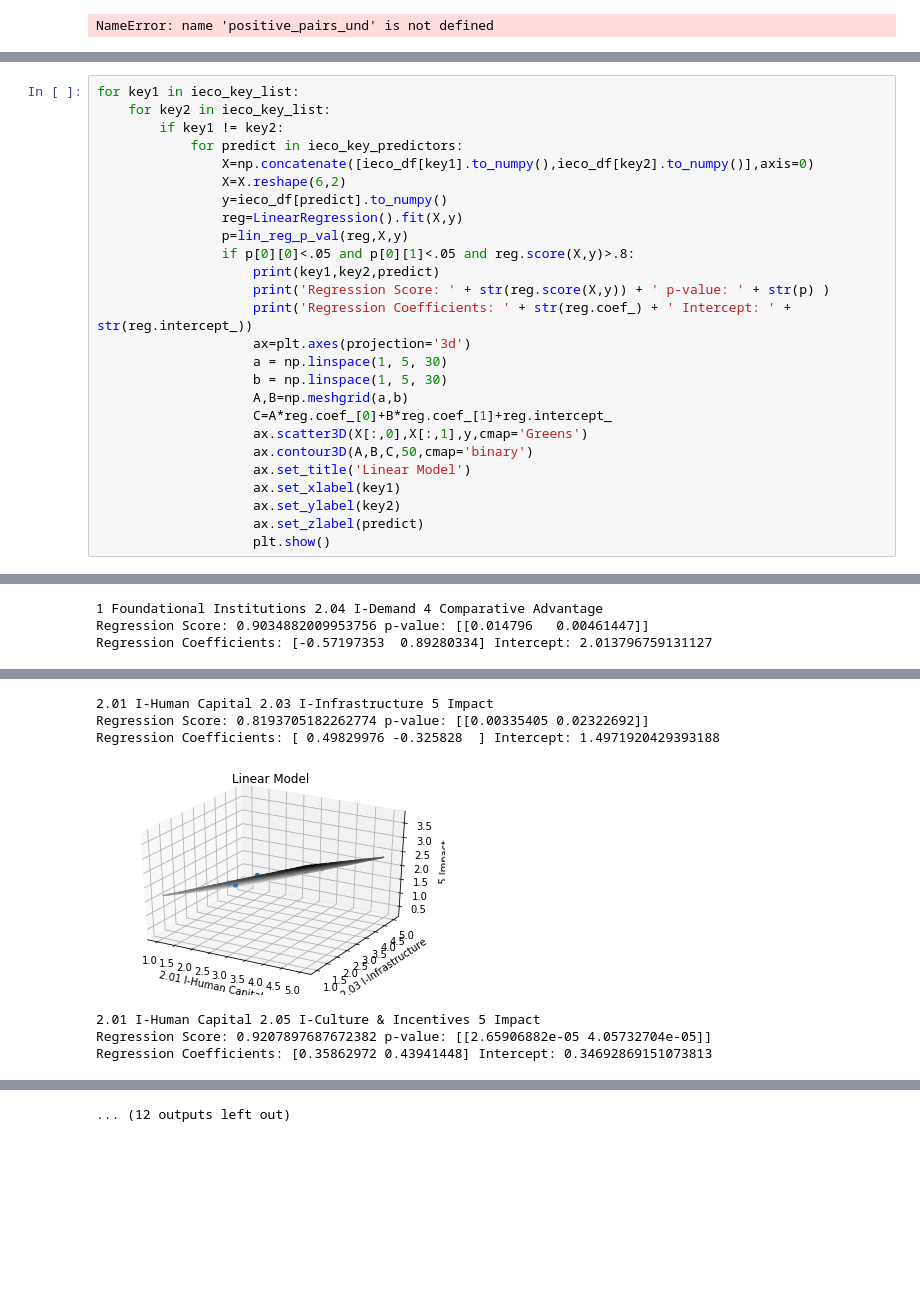
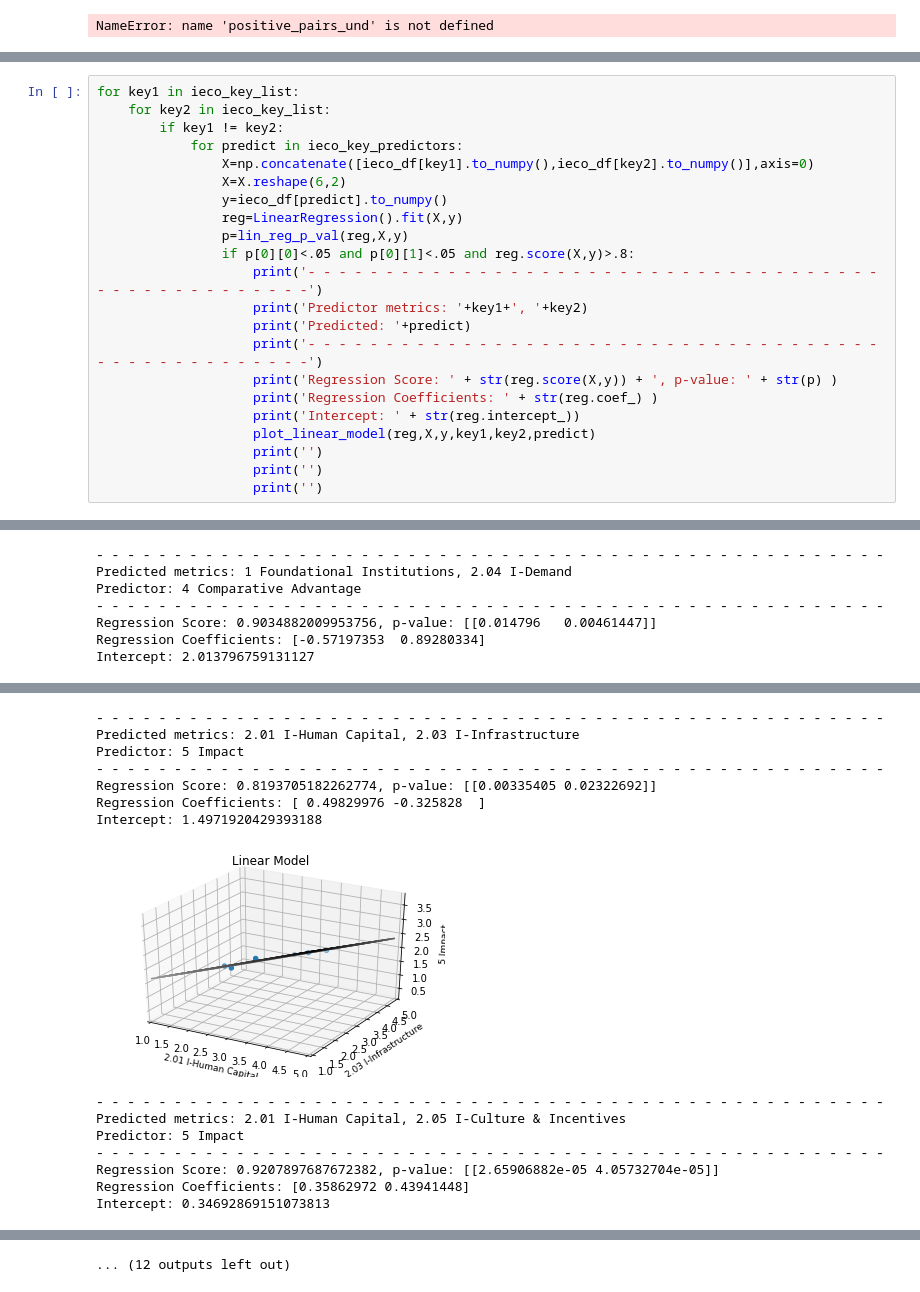
Before and after one commit to OlgaMMC/iGED, a Jupyter notebook: Kevin/analysis.ipynb, the cells around one changed output, grey strips where cells are left out. Drawn from its saved outputs; the diff is of its cells as text; blank space fills up the shorter version.

```diff
--- a/Kevin/analysis.ipynb
+++ b/Kevin/analysis.ipynb
@@ -680,19 +747,15 @@ for key1 in ieco_key_list:
                 reg=LinearRegression().fit(X,y)
                 p=lin_reg_p_val(reg,X,y)
                 if p[0][0]<.05 and p[0][1]<.05 and reg.score(X,y)>.8:
-                    print(key1,key2,predict)
-                    print('Regression Score: ' + str(reg.score(X,y)) + ' p-value: ' + str(p) )
-                    print('Regression Coefficients: ' + str(reg.coef_) + ' Intercept: ' + str(reg.intercept_))
-                    ax=plt.axes(projection='3d')
-                    a = np.linspace(1, 5, 30)
-                    b = np.linspace(1, 5, 30)
-                    A,B=np.meshgrid(a,b)
-                    C=A*reg.coef_[0]+B*reg.coef_[1]+reg.intercept_
-                    ax.scatter3D(X[:,0],X[:,1],y,cmap='Greens')
-                    ax.contour3D(A,B,C,50,cmap='binary')
-                    ax.set_title('Linear Model')
-                    ax.set_xlabel(key1)
-                    ax.set_ylabel(key2)
-                    ax.set_zlabel(predict)
-                    plt.show()
+                    print('- - - - - - - - - - - - - - - - - - - - - - - - - - - - - - - - - - - - - - - - - - - - - - - - - - -')
+                    print('Predictor metrics: '+key1+', '+key2)
+                    print('Predicted: '+predict)
+                    print('- - - - - - - - - - - - - - - - - - - - - - - - - - - - - - - - - - - - - - - - - - - - - - - - - - -')
+                    print('Regression Score: ' + str(reg.score(X,y)) + ', p-value: ' + str(p) )
+                    print('Regression Coefficients: ' + str(reg.coef_) )
+                    print('Intercept: ' + str(reg.intercept_))
+                    plot_linear_model(reg,X,y,key1,key2,predict)
+                    print('')
+                    print('')
+                    print('')
 # %% [output]
@@ -703,3 +770,7 @@ Regression Coefficients: [-0.36795922  0.59844681] Intercept: 2.2490030178275653
-1 Foundational Institutions 2.04 I-Demand 4 Comparative Advantage
-Regression Score: 0.9034882009953756 p-value: [[0.014796   0.00461447]]
-Regression Coefficients: [-0.57197353  0.89280334] Intercept: 2.013796759131127
+- - - - - - - - - - - - - - - - - - - - - - - - - - - - - - - - - - - - - - - - - - - - - - - - - - -
+Predicted metrics: 1 Foundational Institutions, 2.04 I-Demand
+Predictor: 4 Comparative Advantage
+- - - - - - - - - - - - - - - - - - - - - - - - - - - - - - - - - - - - - - - - - - - - - - - - - - -
+Regression Score: 0.9034882009953756, p-value: [[0.014796   0.00461447]]
+Regression Coefficients: [-0.57197353  0.89280334]
+Intercept: 2.013796759131127
@@ -707,7 +778,15 @@ Regression Coefficients: [-0.57197353  0.89280334] Intercept: 2.013796759131127
-2.01 I-Human Capital 2.03 I-Infrastructure 5 Impact
-Regression Score: 0.8193705182262774 p-value: [[0.00335405 0.02322692]]
-Regression Coefficients: [ 0.49829976 -0.325828  ] Intercept: 1.4971920429393188
+- - - - - - - - - - - - - - - - - - - - - - - - - - - - - - - - - - - - - - - - - - - - - - - - - - -
+Predicted metrics: 2.01 I-Human Capital, 2.03 I-Infrastructure
+Predictor: 5 Impact
+- - - - - - - - - - - - - - - - - - - - - - - - - - - - - - - - - - - - - - - - - - - - - - - - - - -
+Regression Score: 0.8193705182262774, p-value: [[0.00335405 0.02322692]]
+Regression Coefficients: [ 0.49829976 -0.325828  ]
+Intercept: 1.4971920429393188
-[figure, old version]
+[figure, new version]
-2.01 I-Human Capital 2.05 I-Culture & Incentives 5 Impact
-Regression Score: 0.9207897687672382 p-value: [[2.65906882e-05 4.05732704e-05]]
-Regression Coefficients: [0.35862972 0.43941448] Intercept: 0.34692869151073813
+- - - - - - - - - - - - - - - - - - - - - - - - - - - - - - - - - - - - - - - - - - - - - - - - - - -
+Predicted metrics: 2.01 I-Human Capital, 2.05 I-Culture & Incentives
+Predictor: 5 Impact
+- - - - - - - - - - - - - - - - - - - - - - - - - - - - - - - - - - - - - - - - - - - - - - - - - - -
+Regression Score: 0.9207897687672382, p-value: [[2.65906882e-05 4.05732704e-05]]
+Regression Coefficients: [0.35862972 0.43941448]
+Intercept: 0.34692869151073813
```
Also changed, not shown: parts of 3 cells of this notebook.
